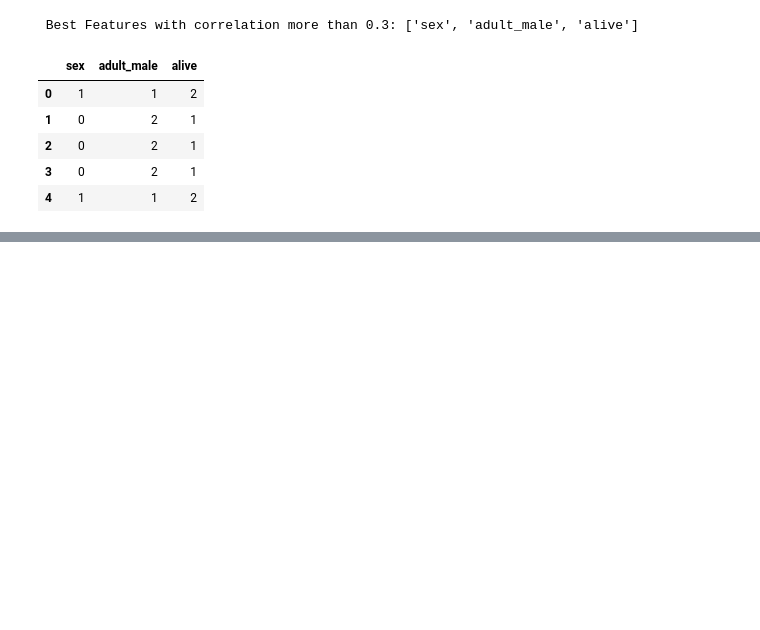
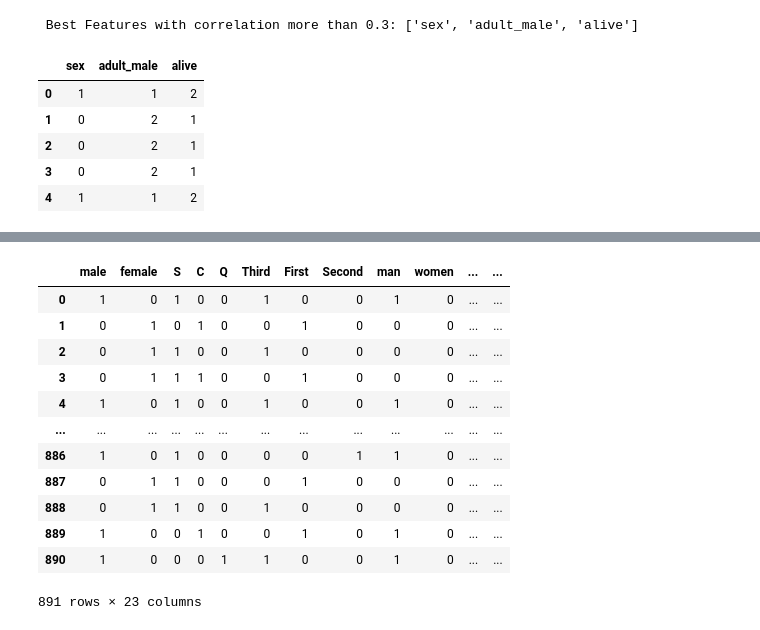
Before and after one commit to faizrazadec/Data-Science-Group-2-BWF-FAIZ-RAZA, a Jupyter notebook: Month 02/Task 20/Task 20.ipynb, the cells around one changed output, grey strips where cells are left out. Drawn from its saved outputs; the diff is of its cells as text; code cells hidden in the pictures; blank space fills up the shorter version.

```diff
--- a/Month 02/Task 20/Task 20.ipynb
+++ b/Month 02/Task 20/Task 20.ipynb
@@ -211,0 +1201,31 @@ df[feature_selection].head()
+# %%
+df = sns.load_dataset("titanic")
+encoded_df_sex = pd.DataFrame({
+    'male': (df['sex'] == 'male').astype(int),
+    'female': (df['sex'] == 'female').astype(int),
+    'S': (df['embarked'] == 'S').astype(int),
+    'C': (df['embarked'] == 'C').astype(int),
+    'Q': (df['embarked'] == 'Q').astype(int),
+    'Third': (df['class'] == 'Third').astype(int),
+    'First': (df['class'] == 'First').astype(int),
+    'Second': (df['class'] == 'Second').astype(int),
+    'man': (df['who'] == 'man').astype(int),
+    'women': (df['who'] == 'women').astype(int),
+    'child': (df['who'] == 'child').astype(int),
+    'True': (df['adult_male'] == 'True').astype(int),
+    'False': (df['adult_male'] == 'False').astype(int),
+    'A': (df['deck'] == 'A').astype(int),
+    'B': (df['deck'] == 'B').astype(int),
+    'C': (df['deck'] == 'C').astype(int),
+    'D': (df['deck'] == 'D').astype(int),
+    'E': (df['deck'] == 'E').astype(int),
+    'F': (df['deck'] == 'F').astype(int),
+    'G': (df['deck'] == 'G').astype(int),
+    'Southampton': (df['embark_town'] == 'Southampton').astype(int),
+    'Southampton': (df['embark_town'] == 'Southampton').astype(int),
+    'Queenstown': (df['embark_town'] == 'Queenstown').astype(int),
+    'yes': (df['alive'] == 'yes').astype(int),
+    'no': (df['alive'] == 'no').astype(int),
+    'True': (df['alone'] == 'True').astype(int),
+    'False': (df['alone'] == 'False').astype(int)
+})
@@ -211,0 +1238,16 @@ df[feature_selection].head()
+# %%
+encoded_df_sex
+# %% [output]
+|  | male | female | S | C | Q | Third | First | Second | man | women | ... | ... |
+| 0 | 1 | 0 | 1 | 0 | 0 | 1 | 0 | 0 | 1 | 0 | ... | ... |
+| 1 | 0 | 1 | 0 | 1 | 0 | 0 | 1 | 0 | 0 | 0 | ... | ... |
+| 2 | 0 | 1 | 1 | 0 | 0 | 1 | 0 | 0 | 0 | 0 | ... | ... |
+| 3 | 0 | 1 | 1 | 1 | 0 | 0 | 1 | 0 | 0 | 0 | ... | ... |
+| 4 | 1 | 0 | 1 | 0 | 0 | 1 | 0 | 0 | 1 | 0 | ... | ... |
+| ... | ... | ... | ... | ... | ... | ... | ... | ... | ... | ... | ... | ... |
+| 886 | 1 | 0 | 1 | 0 | 0 | 0 | 0 | 1 | 1 | 0 | ... | ... |
+| 887 | 0 | 1 | 1 | 0 | 0 | 0 | 1 | 0 | 0 | 0 | ... | ... |
+| 888 | 0 | 1 | 1 | 0 | 0 | 1 | 0 | 0 | 0 | 0 | ... | ... |
+| 889 | 1 | 0 | 0 | 1 | 0 | 0 | 1 | 0 | 1 | 0 | ... | ... |
+| 890 | 1 | 0 | 0 | 0 | 1 | 1 | 0 | 0 | 1 | 0 | ... | ... |
+891 rows × 23 columns
```
Also changed, not shown: parts of 87 cells of this notebook, 1 other file.
